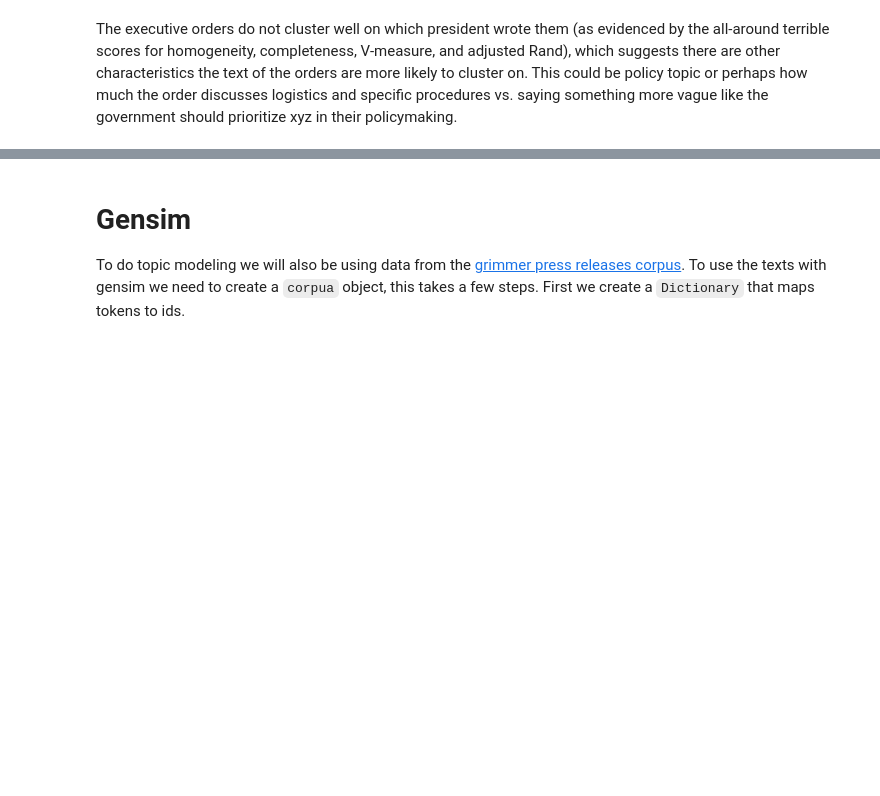
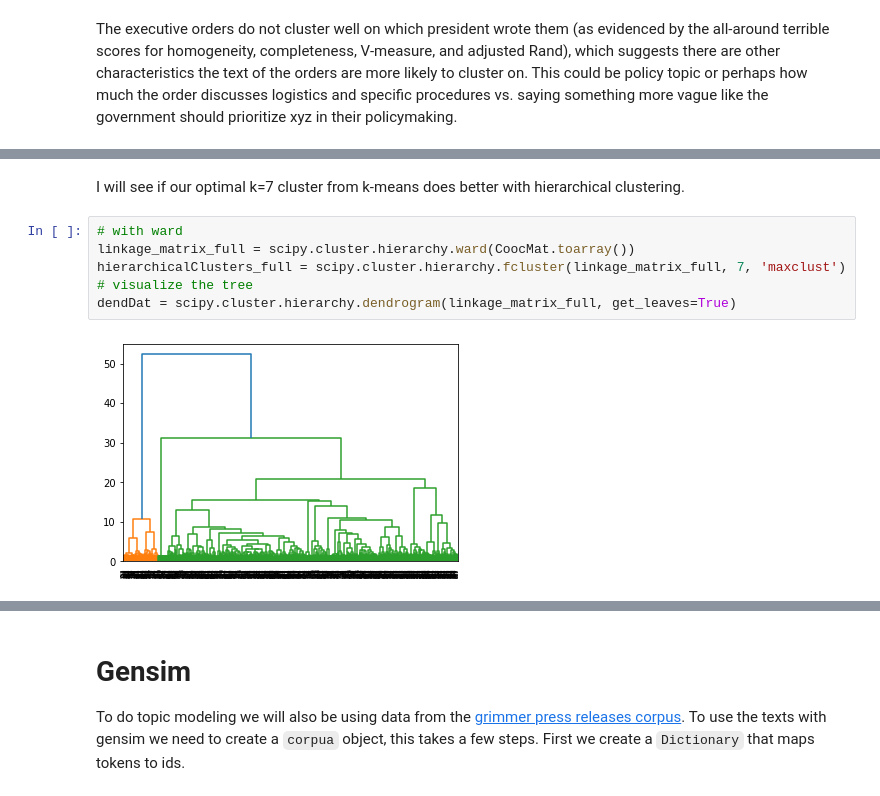
Before and after one commit to lilygrier/Homework-Notebooks, a Jupyter notebook: week-6/6-Discovering-Patterns-Clusters-and-Topics_lilygrier.ipynb, the cells around one changed output, grey strips where cells are left out. Saved outputs shown, nothing was run; the diff lists cells and outputs as text; blank space fills up the shorter version.

```diff
--- a/week-6/6-Discovering-Patterns-Clusters-and-Topics_lilygrier.ipynb
+++ b/week-6/6-Discovering-Patterns-Clusters-and-Topics_lilygrier.ipynb
@@ -1221,0 +1251,10 @@ The executive orders do not cluster well on which president wrote them (as evide
+# %% [markdown]
+I will see if our optimal k=7 cluster from k-means does better with hierarchical clustering.
+# %%
+# with ward
+linkage_matrix_full = scipy.cluster.hierarchy.ward(CoocMat.toarray())
+hierarchicalClusters_full = scipy.cluster.hierarchy.fcluster(linkage_matrix_full, 7, 'maxclust')
+# visualize the tree
+dendDat = scipy.cluster.hierarchy.dendrogram(linkage_matrix_full, get_leaves=True)
+# %% [output]
+[figure, added]
```
Also changed, not shown: parts of 32 cells of this notebook.
